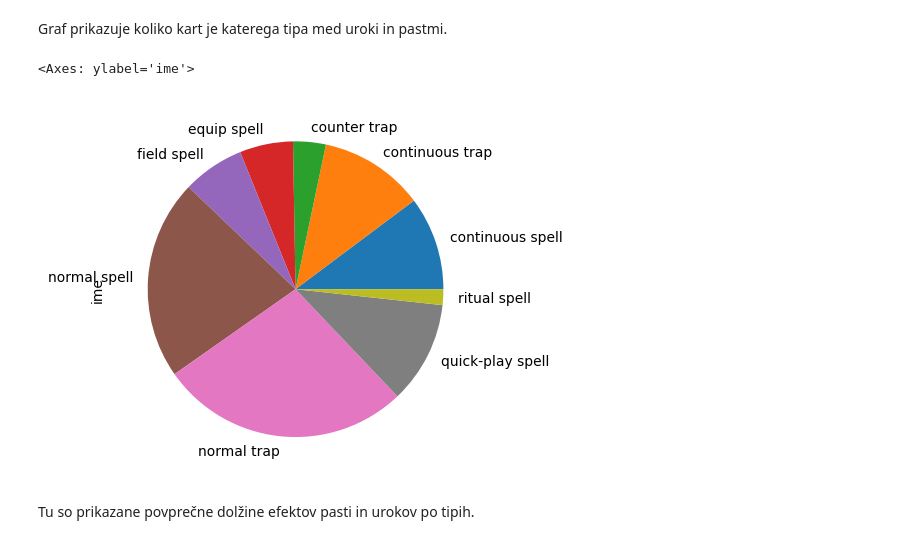
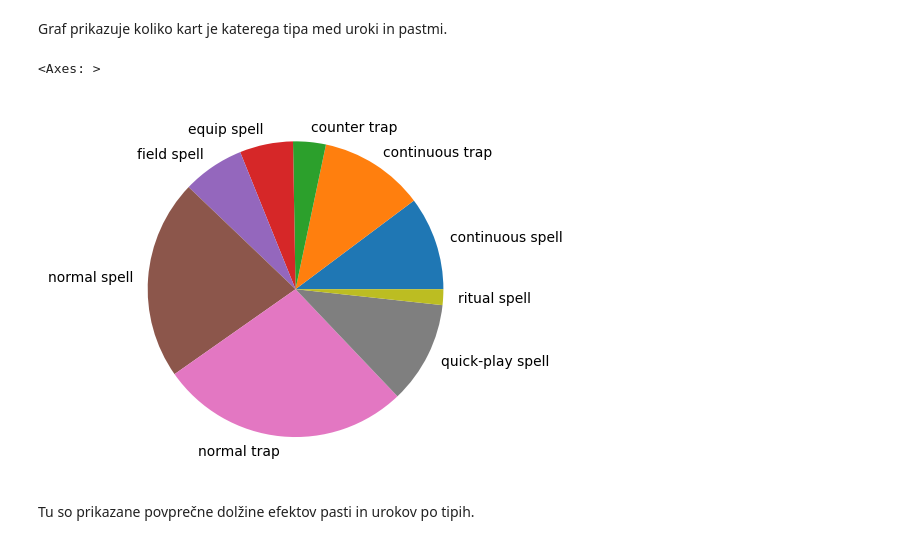
Before and after one commit to sawdem/Projektna-naloga, a Jupyter notebook: prikaz.ipynb, the cells around one changed output. Cells and saved outputs as stored; diff of their text form; code cells hidden in the pictures.

```diff
--- a/prikaz.ipynb
+++ b/prikaz.ipynb
@@ -107,11 +118,11 @@ monsters[monsters["moč"] < 8000].plot.scatter(y="moč", x="dolzina efekta", fig
 # %% [markdown]
 Graf prikazuje koliko kart je katerega tipa med uroki in pastmi.
 # %%
-graf = spells_and_traps.groupby("tip")["ime"].count().plot.pie()
+graf = spells_and_traps.groupby("tip")["ime"].count().plot.pie(ylabel="")
 graf
 # %% [output]
-<Axes: ylabel='ime'>
+<Axes: >
-[figure, old version]
+[figure, new version]
 # %% [markdown]
 Tu so prikazane povprečne dolžine efektov pasti in urokov po tipih.
 # %%
```
Also changed, not shown: parts of 11 cells of this notebook.
